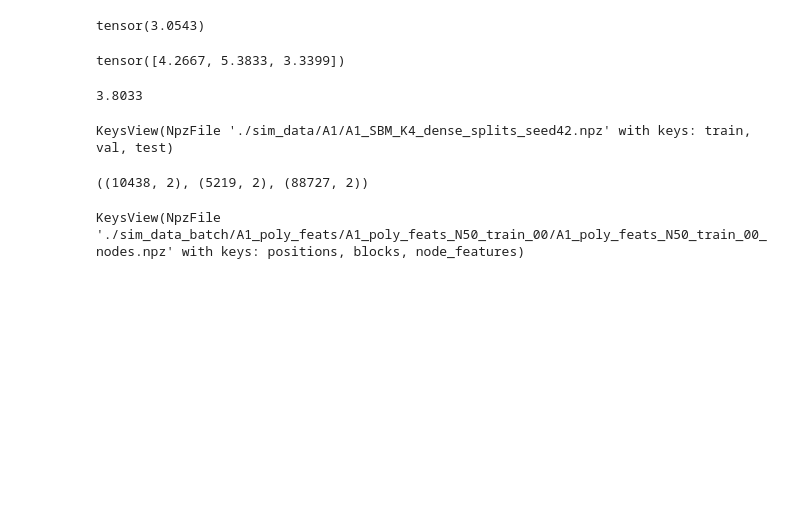
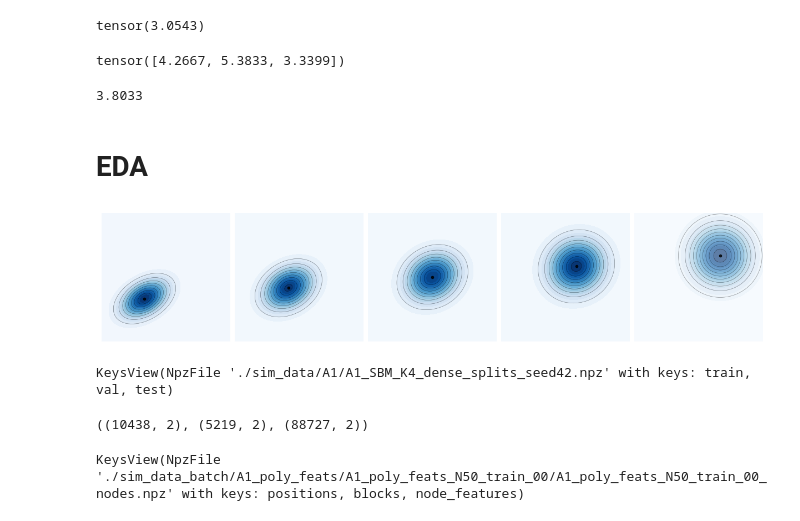
Before and after one commit to ZhangWan-byte/lpm, a Jupyter notebook: exp1_demo.ipynb, the cells around one changed output. Saved outputs shown, nothing was run; the diff lists cells and outputs as text; code cells hidden in the pictures; blank space fills up the shorter version.

```diff
--- a/exp1_demo.ipynb
+++ b/exp1_demo.ipynb
@@ -265,6 +280,85 @@ tensor([4.2667, 5.3833, 3.3399])
 (4.2667+3.3399)/2
 # %% [output]
 3.8033
+# %% [markdown]
+# EDA
+# %%
+import numpy as np
+import matplotlib.pyplot as plt
+from matplotlib.colors import ListedColormap
+from scipy.stats import multivariate_normal
+from scipy.linalg import sqrtm
+
+# --- helpers ---
+def gaussian_w2_geodesic_params(m1, C1, m2, C2, t):
+    """Exact W2 geodesic for Gaussians: means interpolate linearly; covariances via Bures metric."""
+    C1 = np.asarray(C1); C2 = np.asarray(C2)
+    A = sqrtm(C1 @ C2 @ C1)
+    A = np.real_if_close(A)  # numerical stability
+    C1_sqrt = sqrtm(C1)
+    C1_inv_sqrt = np.linalg.inv(C1_sqrt)
+    B_t = (1 - t) * np.eye(2) + t * C1_inv_sqrt @ A @ C1_inv_sqrt
+    Ct = B_t @ C1 @ B_t.T
+    mt = (1 - t) * np.asarray(m1) + t * np.asarray(m2)
+    return mt, Ct
+
+def lighten_cmap(cmap_name="Blues", factor=0.5):
+    """Make a lighter version of a matplotlib cmap by blending toward white."""
+    base = plt.get_cmap(cmap_name)(np.linspace(0, 1, 256))
+    white = np.ones_like(base[:, :3])
+    new_rgb = base[:, :3] * (1 - factor) + white * factor
+    new = np.concatenate([new_rgb, base[:, 3:4]], axis=1)
+    return ListedColormap(new)
+
+# --- define endpoints ---
+m1 = np.array([0.0, 0.0])
+C1 = np.array([[3.0, 1.0],
+               [1.0, 2.0]])
+
+m2 = np.array([5.0, 5.0])
+C2 = np.array([[2.0, -1.0],
+               [-1.0, 3.0]])
+
+# grid
+x, y = np.mgrid[-5:10:0.05, -5:10:0.05]
+pos = np.dstack((x, y))
+
+# colormaps: both blue-like; right endpoint lighter
+dark_blues = plt.get_cmap("Blues")
+light_blues = lighten_cmap("Blues", factor=0.35)
+
+ts = [0.0, 0.25, 0.5, 0.75, 1.0]
+
+fig, axes = plt.subplots(1, len(ts), figsize=(12, 3), constrained_layout=True,
+                         facecolor="white")
+
+for ax, t in zip(axes, ts):
+    m_t, C_t = gaussian_w2_geodesic_params(m1, C1, m2, C2, t)
+    rv_t = multivariate_normal(mean=m_t, cov=C_t)
+    z = rv_t.pdf(pos)
+
+    # choose darker vs lighter cmap only for endpoints; intermediates keep "Blues"
+    if t == 0.0:
+        cmap = dark_blues
+    elif t == 1.0:
+        cmap = light_blues
+    else:
+        cmap = plt.get_cmap("Blues")
+
+    # filled contours + lines
+    ax.contourf(x, y, z, levels=20, cmap=cmap)
+    ax.contour(x, y, z, levels=10, colors="k", linewidths=0.4, alpha=0.5)
+
+    # mean dot
+    ax.plot(m_t[0], m_t[1], marker="o", markersize=3, color="black", alpha=0.8)
+
+    # minimalist look
+    ax.set_aspect("equal")
+    ax.axis("off")
+
+plt.show()
+# %% [output]
+[figure, added]
 # %%
 data = np.load("./sim_data/A1/A1_SBM_K4_dense_splits_seed42.npz")
 # data = np.load("./sim_data/B1/B1_TranslationInvariant_RBF_ARD_splits_seed42.npz")
```
Also changed, not shown: parts of 5 cells of this notebook, 9 other files.
